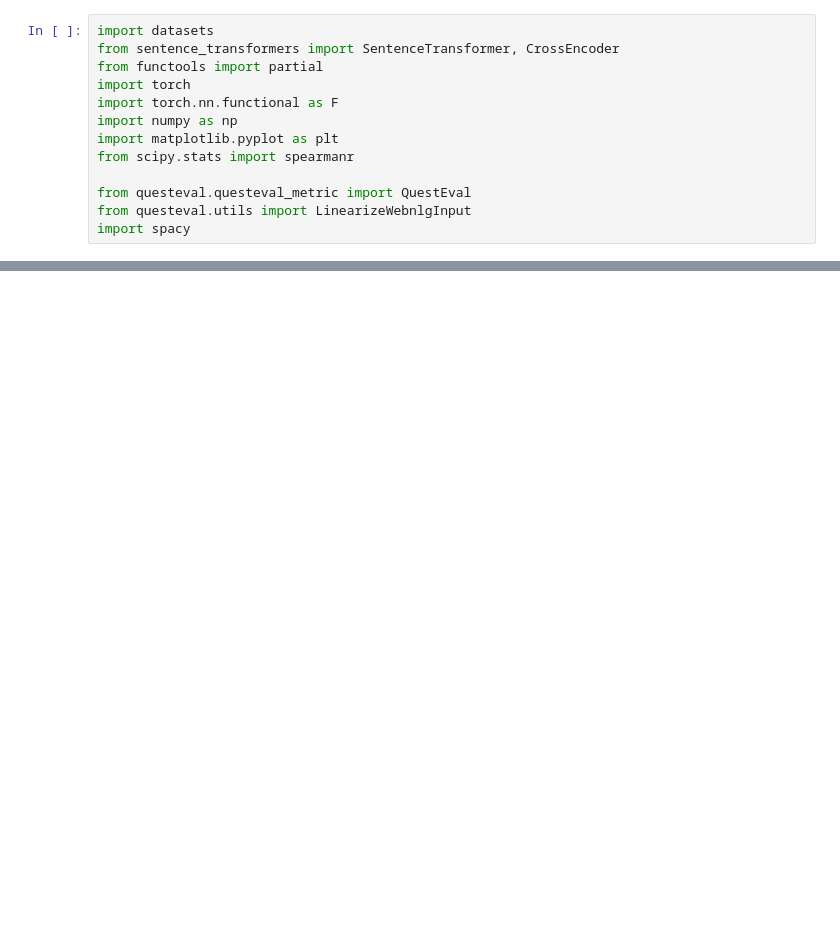
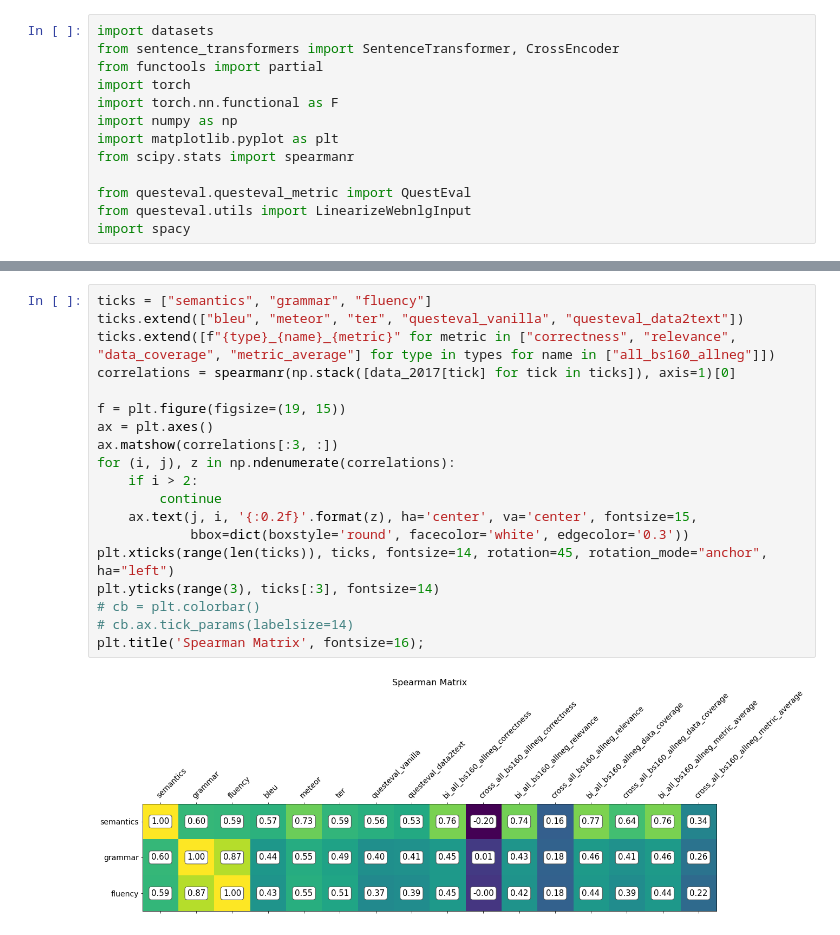
Before and after one commit to TevenLeScao/tetraencoder, a Jupyter notebook: human_eval_comparison/compare_2017_scores.ipynb, the cells around one changed output, grey strips where cells are left out. Cells and saved outputs as stored; diff of their text form; blank space fills up the shorter version.

```diff
--- a/human_eval_comparison/compare_2017_scores.ipynb
+++ b/human_eval_comparison/compare_2017_scores.ipynb
@@ -114,0 +97,21 @@ plt.title('Pearson Matrix', fontsize=16);
+# %%
+ticks = ["semantics", "grammar", "fluency"]
+ticks.extend(["bleu", "meteor", "ter", "questeval_vanilla", "questeval_data2text"])
+ticks.extend([f"{type}_{name}_{metric}" for metric in ["correctness", "relevance", "data_coverage", "metric_average"] for type in types for name in ["all_bs160_allneg"]])
+correlations = spearmanr(np.stack([data_2017[tick] for tick in ticks]), axis=1)[0]
+
+f = plt.figure(figsize=(19, 15))
+ax = plt.axes()
+ax.matshow(correlations[:3, :])
+for (i, j), z in np.ndenumerate(correlations):
+    if i > 2:
+        continue
+    ax.text(j, i, '{:0.2f}'.format(z), ha='center', va='center', fontsize=15,
+            bbox=dict(boxstyle='round', facecolor='white', edgecolor='0.3'))
+plt.xticks(range(len(ticks)), ticks, fontsize=14, rotation=45, rotation_mode="anchor", ha="left")
+plt.yticks(range(3), ticks[:3], fontsize=14)
+# cb = plt.colorbar()
+# cb.ax.tick_params(labelsize=14)
+plt.title('Spearman Matrix', fontsize=16);
+# %% [output]
+[figure, added]
```
Also changed, not shown: parts of 14 cells of this notebook, 6 other files.
